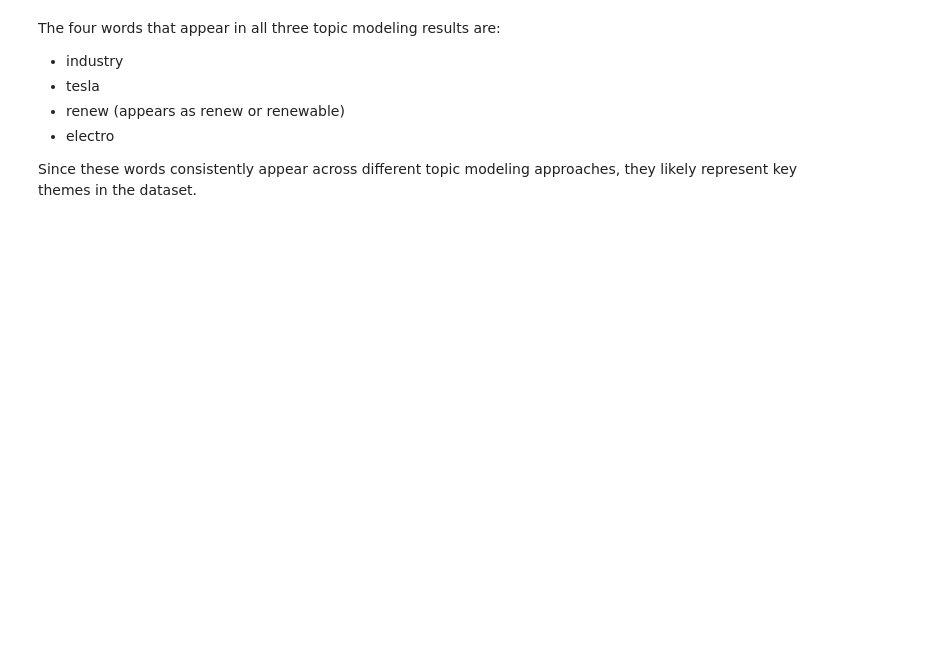
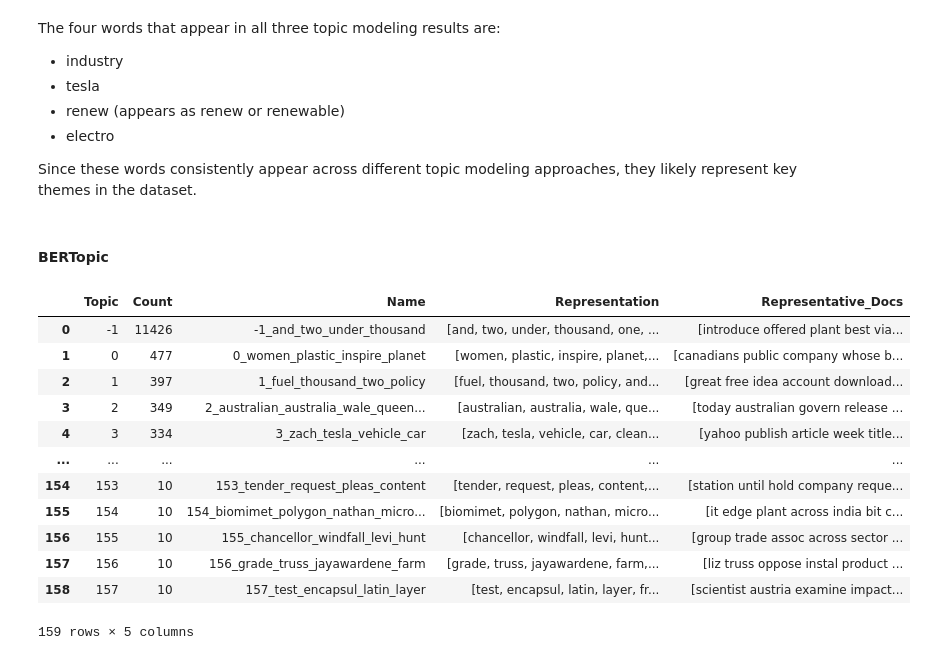
Before and after one commit to cmimholz/computational-language-technology-project, a Jupyter notebook: notebooks/stage1.ipynb, the cells around one changed output. Saved outputs shown, nothing was run; the diff lists cells and outputs as text; code cells hidden in the pictures; blank space fills up the shorter version.

```diff
--- a/notebooks/stage1.ipynb
+++ b/notebooks/stage1.ipynb
@@ -1102,3 +1052,30 @@ The four words that appear in all three topic modeling results are:
 - electro
 
 Since these words consistently appear across different topic modeling approaches, they likely represent key themes in the dataset.
+# %% [markdown]
+#### BERTopic
+# %%
+docs_media = media_modeling["content"].dropna().tolist()  # Drop NaN values
+
+# BERTopic model
+topic_model_media = BERTopic()
+
+# train the model on the patent data
+topics, probs = topic_model_media.fit_transform(docs_media)
+
+# show the most important topics
+topic_model_media.get_topic_info()
+# %% [output]
+|  | Topic | Count | Name | Representation | Representative_Docs |
+| 0 | -1 | 11426 | -1_and_two_under_thousand | [and, two, under, thousand, one, ... | [introduce offered plant best via... |
+| 1 | 0 | 477 | 0_women_plastic_inspire_planet | [women, plastic, inspire, planet,... | [canadians public company whose b... |
+| 2 | 1 | 397 | 1_fuel_thousand_two_policy | [fuel, thousand, two, policy, and... | [great free idea account download... |
+| 3 | 2 | 349 | 2_australian_australia_wale_queen... | [australian, australia, wale, que... | [today australian govern release ... |
+| 4 | 3 | 334 | 3_zach_tesla_vehicle_car | [zach, tesla, vehicle, car, clean... | [yahoo publish article week title... |
+| ... | ... | ... | ... | ... | ... |
+| 154 | 153 | 10 | 153_tender_request_pleas_content | [tender, request, pleas, content,... | [station until hold company reque... |
+| 155 | 154 | 10 | 154_biomimet_polygon_nathan_micro... | [biomimet, polygon, nathan, micro... | [it edge plant across india bit c... |
+| 156 | 155 | 10 | 155_chancellor_windfall_levi_hunt | [chancellor, windfall, levi, hunt... | [group trade assoc across sector ... |
+| 157 | 156 | 10 | 156_grade_truss_jayawardene_farm | [grade, truss, jayawardene, farm,... | [liz truss oppose instal product ... |
+| 158 | 157 | 10 | 157_test_encapsul_latin_layer | [test, encapsul, latin, layer, fr... | [scientist austria examine impact... |
+159 rows × 5 columns
```
Also changed, not shown: parts of 14 cells of this notebook.
